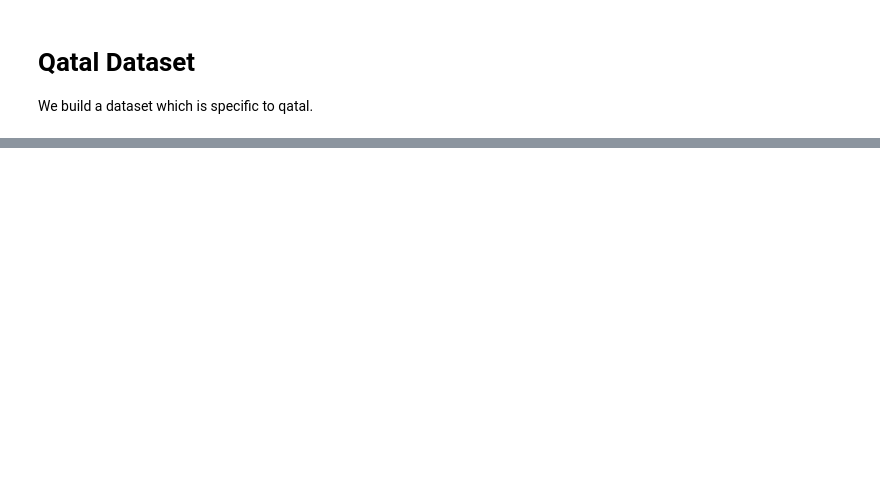
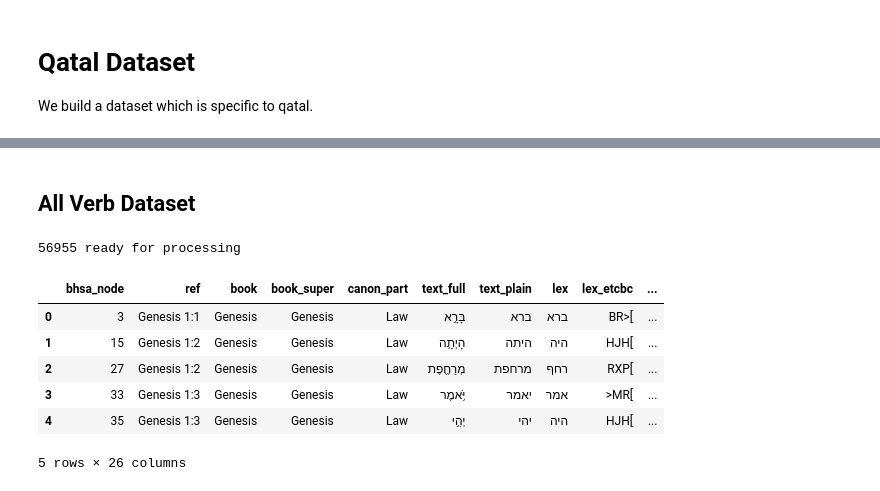
Before and after one commit to CambridgeSemiticsLab/Gesenius_data, a Jupyter notebook: data/verb_dataset/build_dataset.ipynb, the cells around one changed output, grey strips where cells are left out. Drawn from its saved outputs; the diff is of its cells as text; code cells hidden in the pictures; blank space fills up the shorter version.

Commit message:
Add new export for BHSA all verb data

```diff
--- a/data/verb_dataset/build_dataset.ipynb
+++ b/data/verb_dataset/build_dataset.ipynb
@@ -22,6 +22,7 @@ from positions import PositionsTF
 # organize pathways / files
 PROJ_DIR = Path.home().joinpath('github/CambridgeSemiticsLab/translation_traditions_HB')
 VERB_DIR = PROJ_DIR.joinpath('data/_private_/verb_data')
+VERB_DIR_PUBLIC = PROJ_DIR.joinpath('data/_public_/verb_data')
 lxx_file = VERB_DIR.joinpath('bhsa2lxx.json')
 wlc_file = VERB_DIR.joinpath('bhsa2wlc.json')
 esv_file = VERB_DIR.joinpath('bhsa2esv.json')
@@ -282,0 +307,29 @@ qatal_df.mother_type.value_counts()
+# %% [markdown]
+## All Verb Dataset
+# %%
+all_verbs = []
+
+for verb in F.pdp.s('verb'):
+    if F.language.v(verb) != 'Hebrew':
+        continue
+    if F.vt.v(verb) in {'perf', 'impf', 'wayq', 'ptca', 'ptcp'}:
+        all_verbs.append(verb)
+
+print(len(all_verbs), 'ready for processing')
+
+all_verbs_data = build_allverb_data(all_verbs)
+
+av_df = pd.DataFrame(all_verbs_data)
+
+av_df.to_csv(VERB_DIR_PUBLIC.joinpath('allverb_bhsa.csv'), index=False)
+
+av_df.head()
+# %% [output]
+56955 ready for processing
+|  | bhsa_node | ref | book | book_super | canon_part | text_full | text_plain | lex | lex_etcbc | ... |
+| 0 | 3 | Genesis 1:1 | Genesis | Genesis | Law | בָּרָ֣א | ברא | ברא | BR>[ | ... |
+| 1 | 15 | Genesis 1:2 | Genesis | Genesis | Law | הָיְתָ֥ה | היתה | היה | HJH[ | ... |
+| 2 | 27 | Genesis 1:2 | Genesis | Genesis | Law | מְרַחֶ֖פֶת | מרחפת | רחף | RXP[ | ... |
+| 3 | 33 | Genesis 1:3 | Genesis | Genesis | Law | יֹּ֥אמֶר | יאמר | אמר | >MR[ | ... |
+| 4 | 35 | Genesis 1:3 | Genesis | Genesis | Law | יְהִ֣י | יהי | היה | HJH[ | ... |
+5 rows × 26 columns
```
Also changed, not shown: parts of 6 cells of this notebook.
